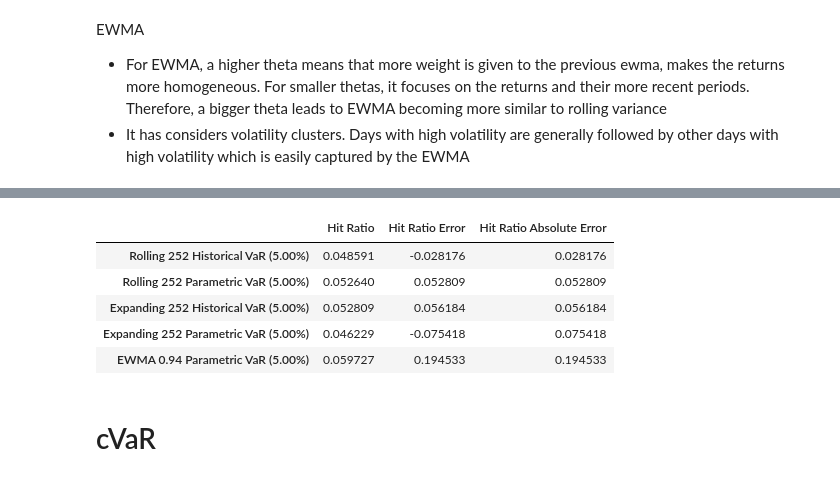
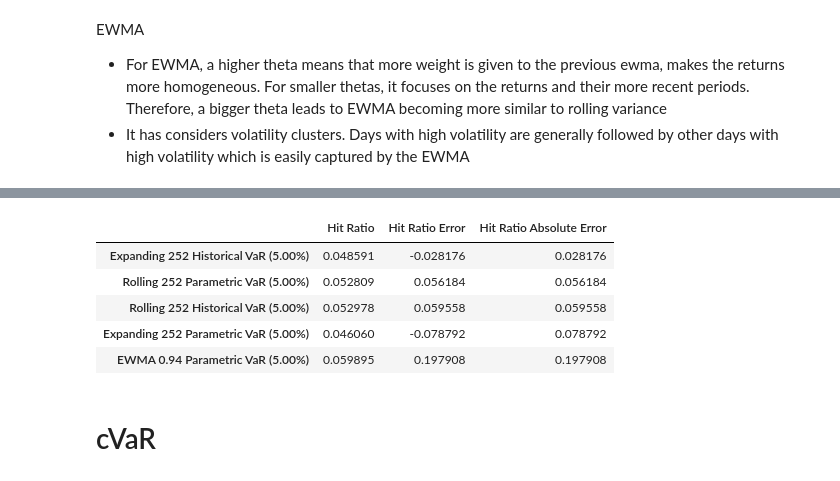
Before and after one commit to ccwhgetgit/finm-portfolio-2024, a Jupyter notebook: exam/MidTerm_Notes_2.ipynb, the cells around one changed output, grey strips where cells are left out. Drawn from its saved outputs; the diff is of its cells as text; code cells hidden in the pictures.

```diff
--- a/exam/MidTerm_Notes_2.ipynb
+++ b/exam/MidTerm_Notes_2.ipynb
@@ -422,12 +482,23 @@ summary[[f"Expanding {min_periods} Parametric VaR (5.00%)", f"Rolling {min_perio
 # %%
-hit_ratio
+calc_var_cvar_summary(
+    rets['Excess_SPY'],
+    window=252,
+    quantile=.05,
+    ewma_theta=.94,
+    ewma_initial_vol=.2/np.sqrt(252),
+    filter_first_hit_ratio_date="2001-01-01",
+    z_score=-1.65,
+    return_hit_ratio=True,
+    shift=1,
+    drop_indexes=["GARCH"]
+)
 # %% [output]
 |  | Hit Ratio | Hit Ratio Error | Hit Ratio Absolute Error |
-| Rolling 252 Historical VaR (5.00%) | 0.048591 | -0.028176 | 0.028176 |
-| Rolling 252 Parametric VaR (5.00%) | 0.052640 | 0.052809 | 0.052809 |
-| Expanding 252 Historical VaR (5.00%) | 0.052809 | 0.056184 | 0.056184 |
-| Expanding 252 Parametric VaR (5.00%) | 0.046229 | -0.075418 | 0.075418 |
-| EWMA 0.94 Parametric VaR (5.00%) | 0.059727 | 0.194533 | 0.194533 |
+| Expanding 252 Historical VaR (5.00%) | 0.048591 | -0.028176 | 0.028176 |
+| Rolling 252 Parametric VaR (5.00%) | 0.052809 | 0.056184 | 0.056184 |
+| Rolling 252 Historical VaR (5.00%) | 0.052978 | 0.059558 | 0.059558 |
+| Expanding 252 Parametric VaR (5.00%) | 0.046060 | -0.078792 | 0.078792 |
+| EWMA 0.94 Parametric VaR (5.00%) | 0.059895 | 0.197908 | 0.197908 |
 # %% [markdown]
 # cVaR
 # %%
```
Also changed, not shown: parts of 14 cells of this notebook, 3 other files.
